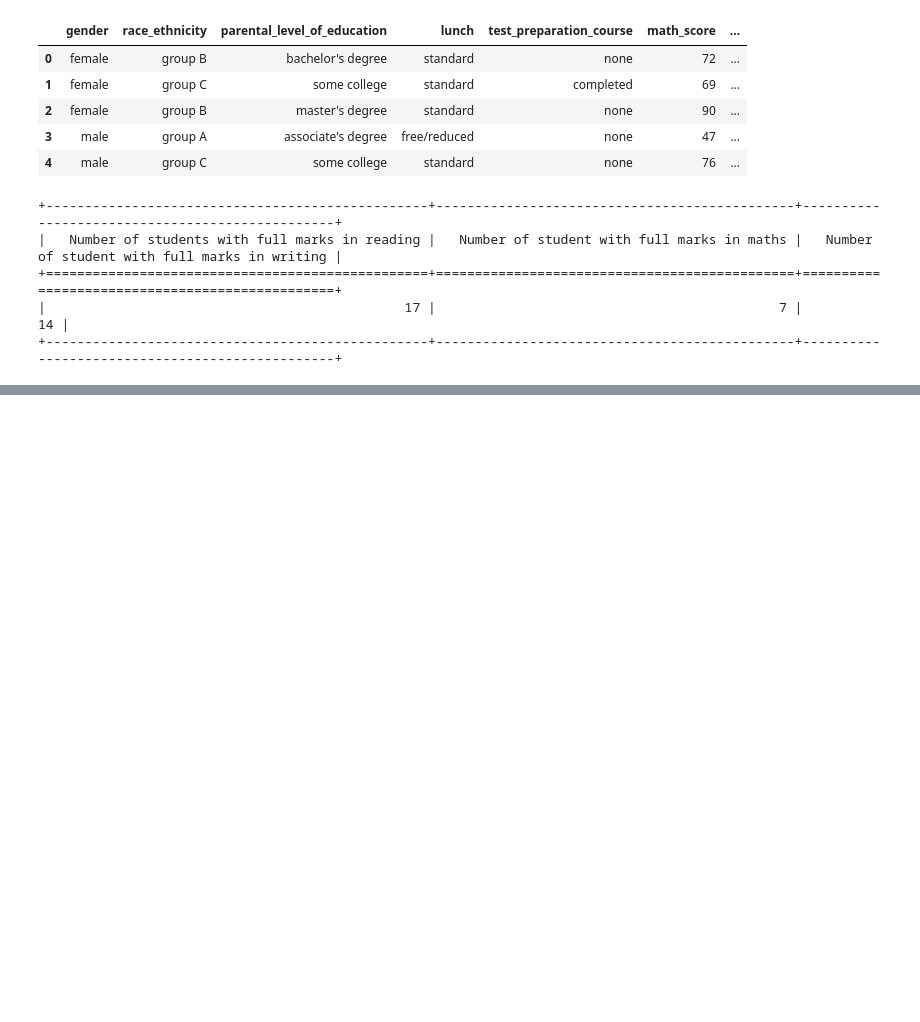
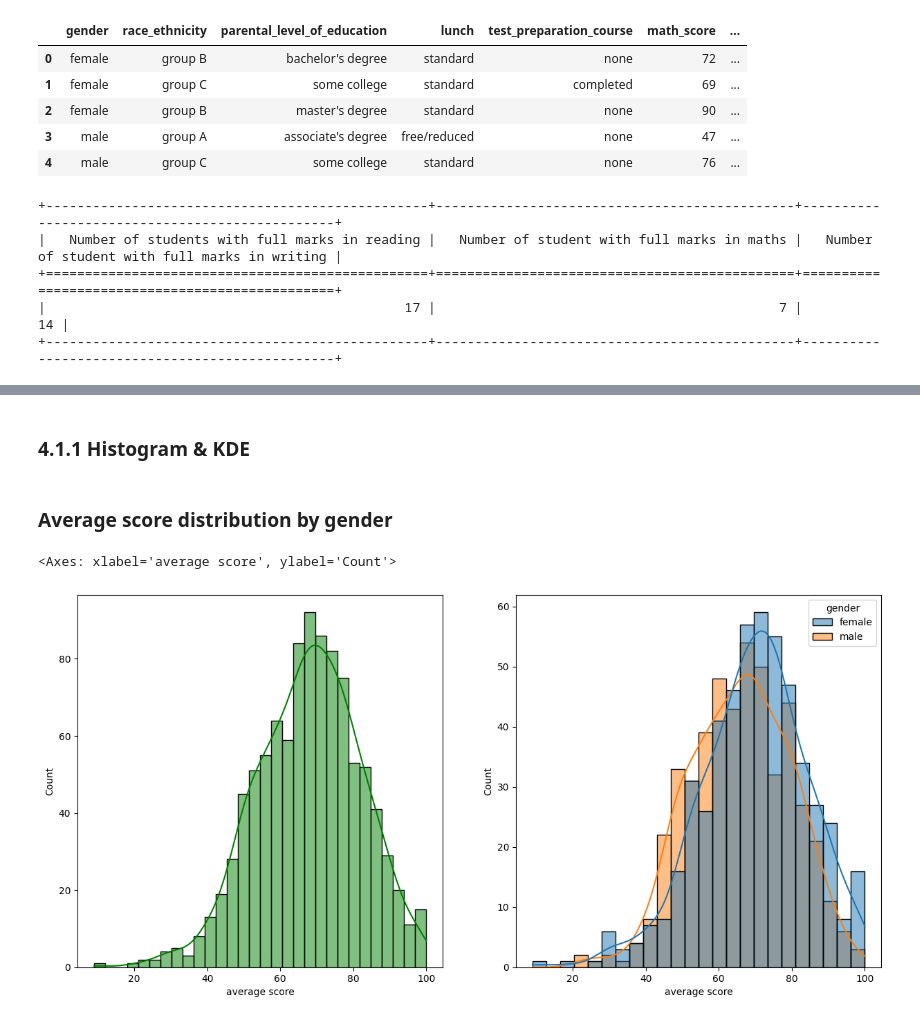
Before and after one commit to JamesOgbu/ML_Project, a Jupyter notebook: notebook/EDA.ipynb, the cells around one changed output, grey strips where cells are left out. Cells and saved outputs as stored; diff of their text form; code cells hidden in the pictures; blank space fills up the shorter version.

```diff
--- a/notebook/EDA.ipynb
+++ b/notebook/EDA.ipynb
@@ -246,0 +272,14 @@ print(tabulate([{"Number of students with full marks in reading": reading_full,
+# %% [markdown]
+### 4.1.1 Histogram & KDE
+# %% [markdown]
+### Average score distribution by gender
+# %%
+fig, axs = plt.subplots(1,2, figsize = (15,7))
+plt.subplot(121)
+sns.histplot(data=df, x='average score', bins=30, kde=True, color="g")
+
+plt.subplot(122)
+sns.histplot(data=df, x="average score", hue= "gender", kde=True)
+# %% [output]
+<Axes: xlabel='average score', ylabel='Count'>
+[figure, added]
```
Also changed, not shown: parts of 11 cells of this notebook.
